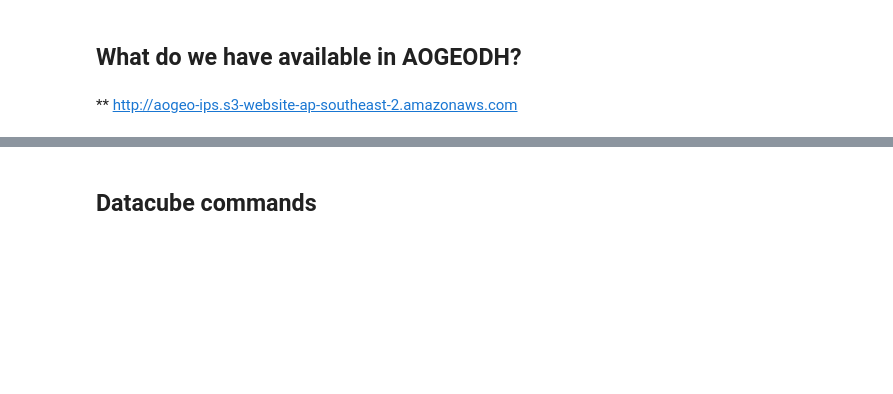
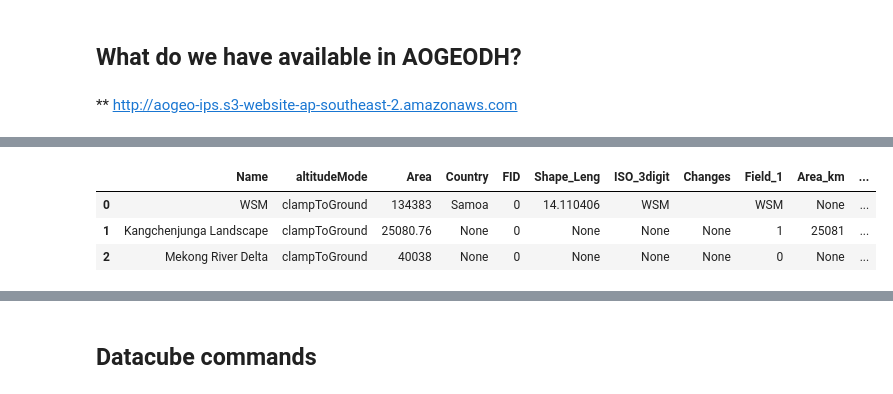
Before and after one commit to aogeodh/aogeodh-odc-demo, a Jupyter notebook: aogeodh-demo-indexing-data.ipynb, the cells around one changed output, grey strips where cells are left out. Cells and saved outputs as stored; diff of their text form; code cells hidden in the pictures; blank space fills up the shorter version.

```diff
--- a/aogeodh-demo-indexing-data.ipynb
+++ b/aogeodh-demo-indexing-data.ipynb
@@ -71,0 +87,10 @@ tar: Cannot connect to http: resolve failed
+# %%
+import geopandas
+aoi = geopandas.read_file('aoi/mygeodata_merged.json')
+# %%
+aoi
+# %% [output]
+|  | Name | altitudeMode | Area | Country | FID | Shape_Leng | ISO_3digit | Changes | Field_1 | Area_km | ... |
+| 0 | WSM | clampToGround | 134383 | Samoa | 0 | 14.110406 | WSM |  | WSM | None | ... |
+| 1 | Kangchenjunga Landscape | clampToGround | 25080.76 | None | 0 | None | None | None | 1 | 25081 | ... |
+| 2 | Mekong River Delta | clampToGround | 40038 | None | 0 | None | None | None | 0 | None | ... |
```
Also changed, not shown: parts of 28 cells of this notebook, 5 other files.
